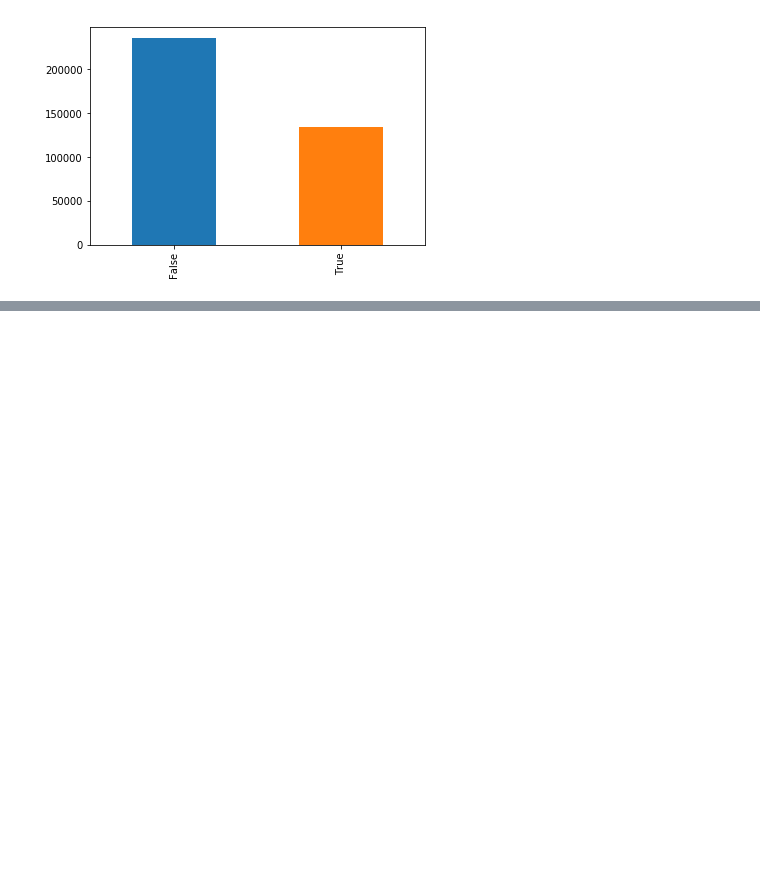
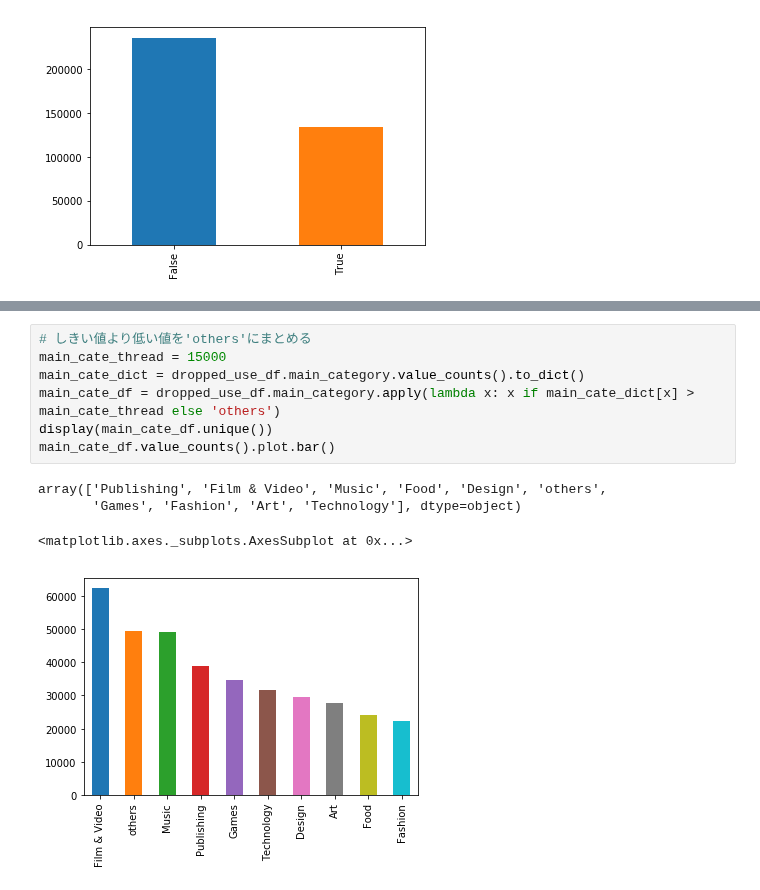
Before and after one commit to dychi/skillup-ai, a Jupyter notebook: kickstarter/Day3_work_山岡大地.ipynb, the cells around one changed output, grey strips where cells are left out. Cells and saved outputs as stored; diff of their text form; blank space fills up the shorter version.

```diff
--- a/kickstarter/Day3_work_山岡大地.ipynb
+++ b/kickstarter/Day3_work_山岡大地.ipynb
@@ -94,0 +145,12 @@ new_df.value_counts().plot.bar()
+# %%
+# しきい値より低い値を'others'にまとめる
+main_cate_thread = 15000
+main_cate_dict = dropped_use_df.main_category.value_counts().to_dict()
+main_cate_df = dropped_use_df.main_category.apply(lambda x: x if main_cate_dict[x] > main_cate_thread else 'others')
+display(main_cate_df.unique())
+main_cate_df.value_counts().plot.bar()
+# %% [output]
+array(['Publishing', 'Film & Video', 'Music', 'Food', 'Design', 'others',
+       'Games', 'Fashion', 'Art', 'Technology'], dtype=object)
+<matplotlib.axes._subplots.AxesSubplot at 0x...>
+[figure, added]
```
Also changed, not shown: parts of 55 cells of this notebook, 1 other file.
